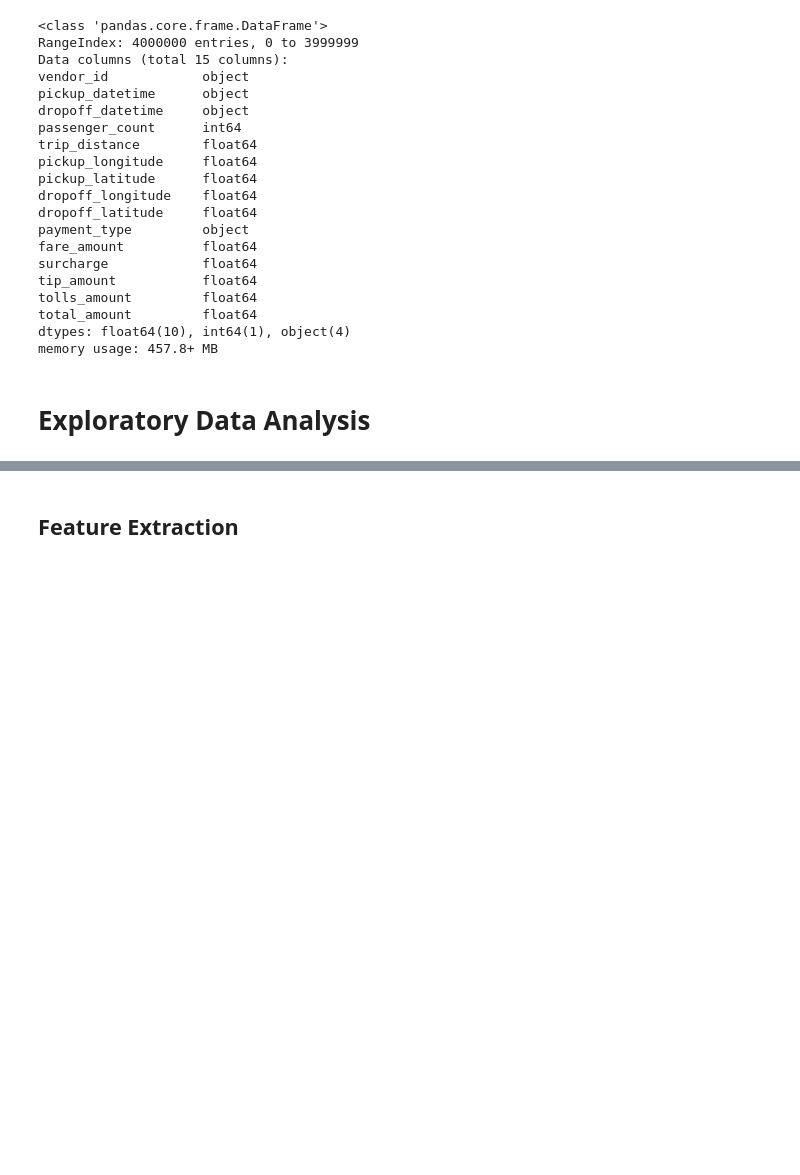
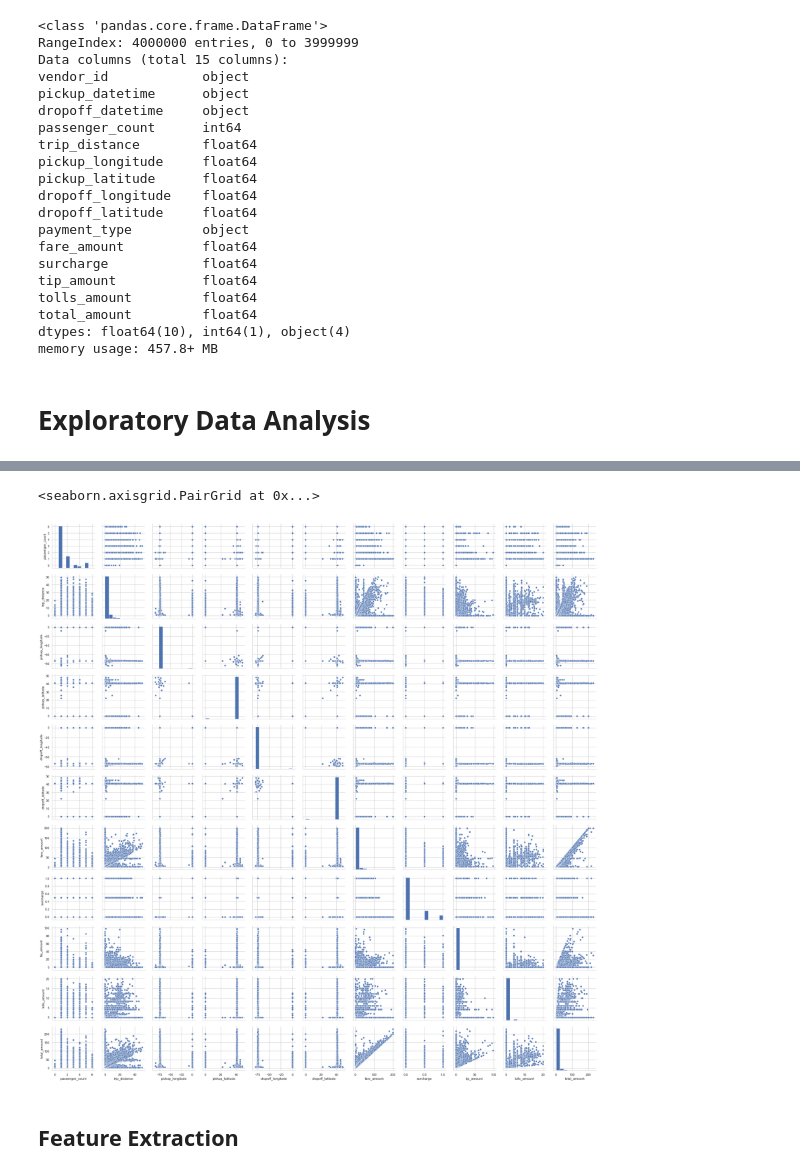
Before and after one commit to toniesteves/datasprint-analysis, a Jupyter notebook: Datasprints Analysis.ipynb, the cells around one changed output, grey strips where cells are left out. Cells and saved outputs as stored; diff of their text form; code cells hidden in the pictures; blank space fills up the shorter version.

```diff
--- a/Datasprints Analysis.ipynb
+++ b/Datasprints Analysis.ipynb
@@ -112,5 +128,8 @@ taxi_trips.head()
 # %%
-# sns.pairplot(data, plot_kws = {'alpha': 0.5})
+sns.pairplot(taxi_trips, plot_kws = {'alpha': 0.5})
+# %% [output]
+<seaborn.axisgrid.PairGrid at 0x...>
+[figure, added]
 # %% [markdown]
 ## **Feature Extraction**
 # %% [markdown]
```
Also changed, not shown: parts of 4 cells of this notebook, 9 other files.
